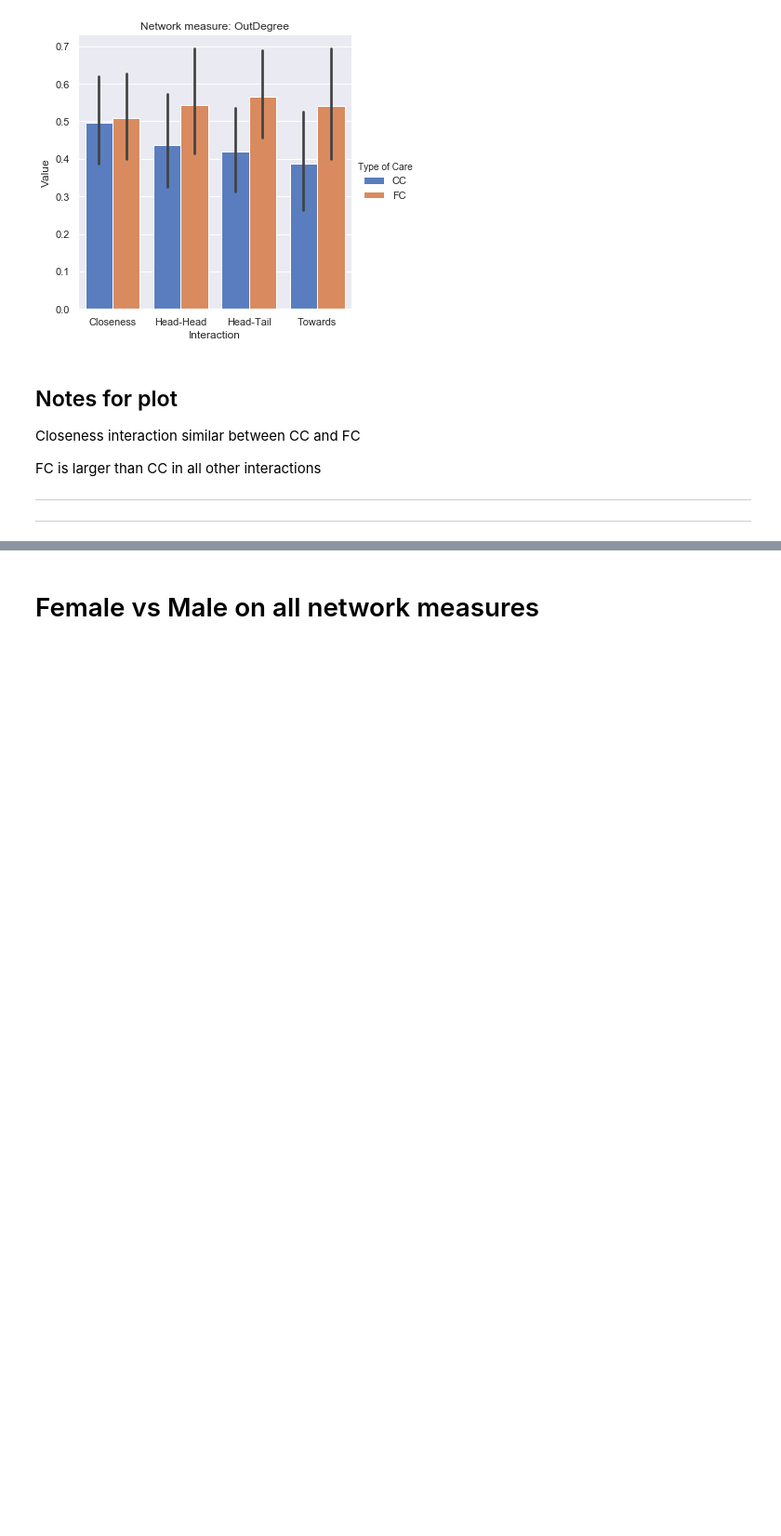
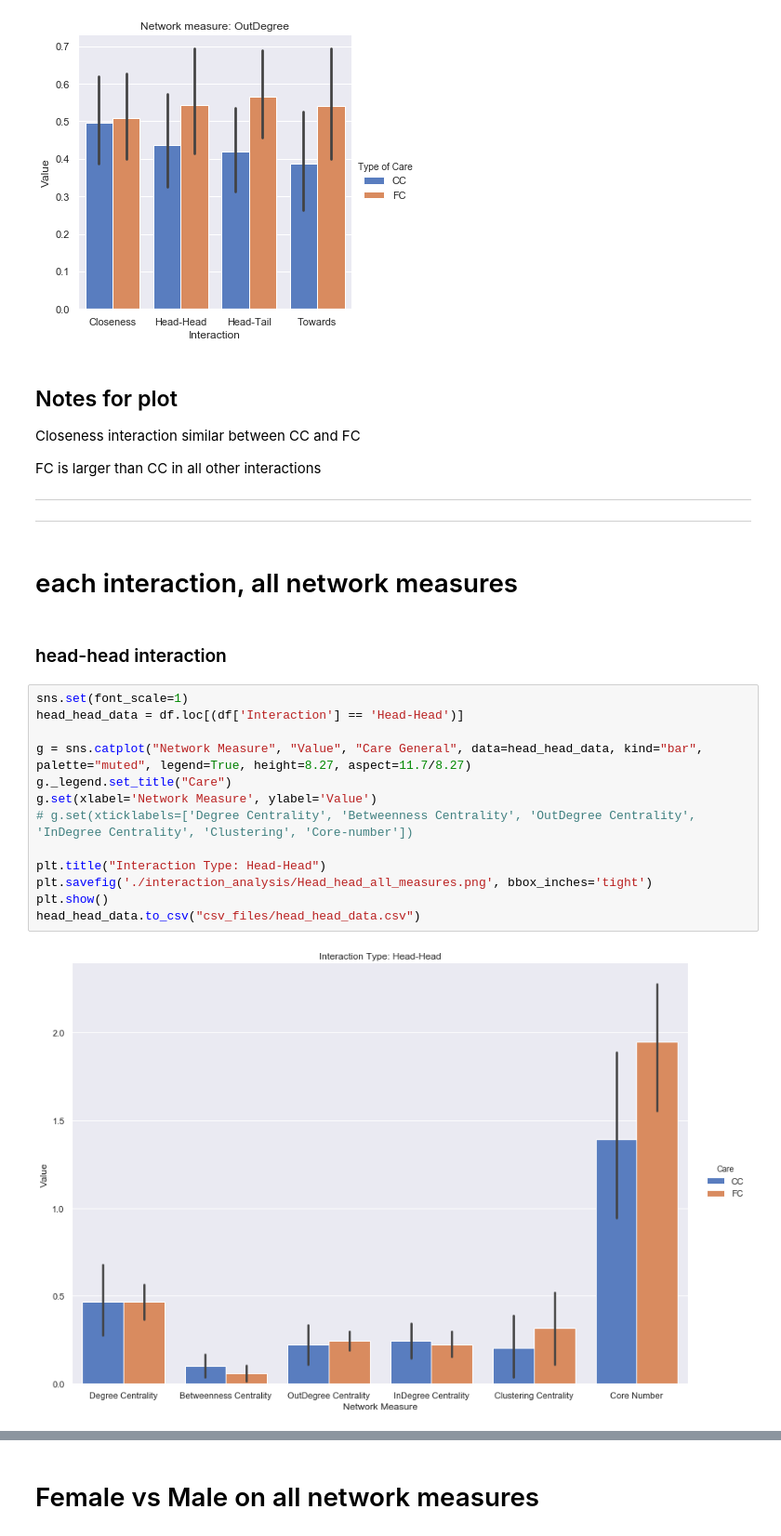
Before and after one commit to saraelshawa/Social-Networks, a Jupyter notebook: Data Collection.ipynb, the cells around one changed output, grey strips where cells are left out. Shown at 93% size. Drawn from its saved outputs; the diff is of its cells as text; blank space fills up the shorter version.

```diff
--- a/Data Collection.ipynb
+++ b/Data Collection.ipynb
@@ -288,3 +289,22 @@ FC is larger than CC in all other interactions
 ---------------------------------------------------------
 
 ---------------------------------------------------------
+# %% [markdown]
+# each interaction, all network measures
+# %% [markdown]
+### head-head interaction
+# %%
+sns.set(font_scale=1)
+head_head_data = df.loc[(df['Interaction'] == 'Head-Head')]
+
+g = sns.catplot("Network Measure", "Value", "Care General", data=head_head_data, kind="bar", palette="muted", legend=True, height=8.27, aspect=11.7/8.27)
+g._legend.set_title("Care")
+g.set(xlabel='Network Measure', ylabel='Value')
+# g.set(xticklabels=['Degree Centrality', 'Betweenness Centrality', 'OutDegree Centrality', 'InDegree Centrality', 'Clustering', 'Core-number'])
+
+plt.title("Interaction Type: Head-Head")
+plt.savefig('./interaction_analysis/Head_head_all_measures.png', bbox_inches='tight')
+plt.show()
+head_head_data.to_csv("csv_files/head_head_data.csv")
+# %% [output]
+[figure, added]
```
Also changed, not shown: parts of 8 cells of this notebook.
